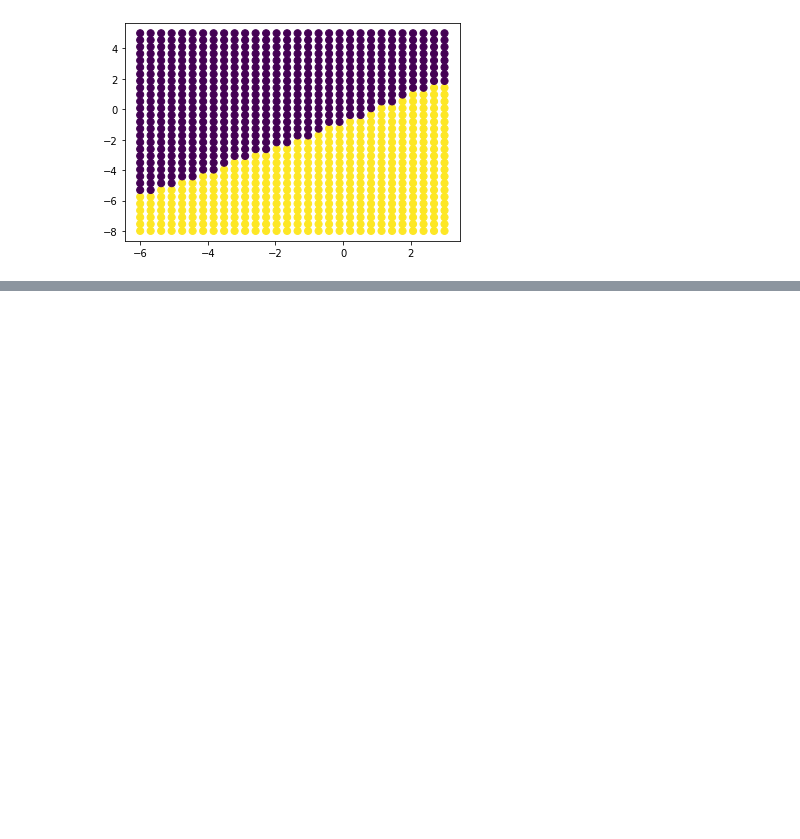
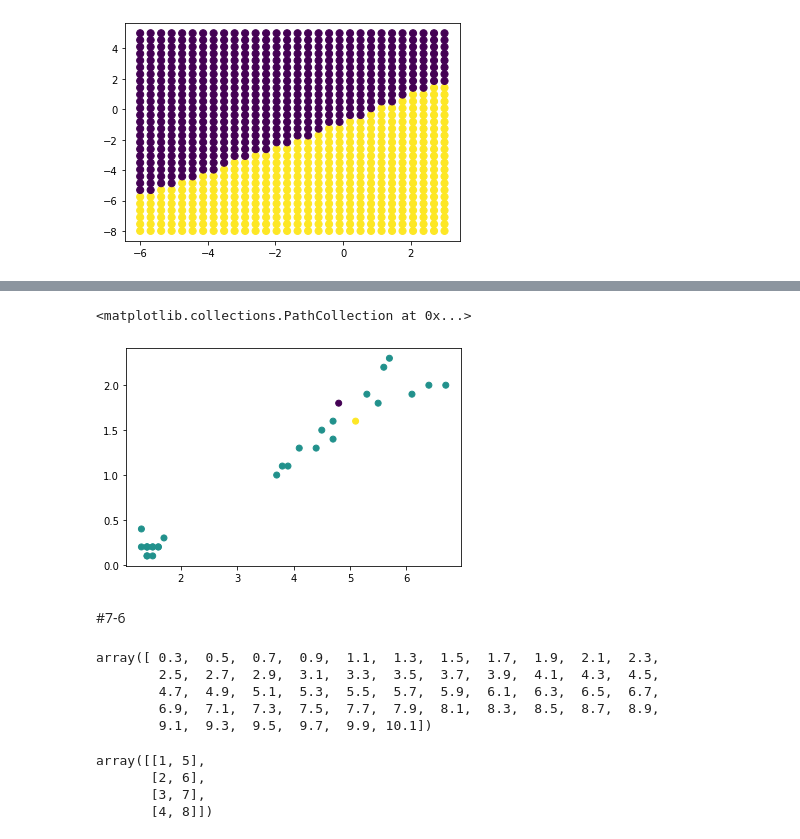
Before and after one commit to ychsu1004/homework, a Jupyter notebook: 人工智慧專論/Chap7.ipynb, the cells around one changed output, grey strips where cells are left out. Drawn from its saved outputs; the diff is of its cells as text; code cells hidden in the pictures; blank space fills up the shorter version.

```diff
--- a/人工智慧專論/Chap7.ipynb
+++ b/人工智慧專論/Chap7.ipynb
@@ -121,0 +228,15 @@ plt.scatter(X,Y,s=50,c=Z)
+# %%
+plt.scatter(x_test[:,0],x_test[:,1],c=y_predict - y_test)
+# %% [output]
+<matplotlib.collections.PathCollection at 0x...>
+[figure, added]
+# %% [markdown]
+#7-6
+# %%
+np.arange(0.3,10.3,0.2)
+# %% [output]
+array([ 0.3,  0.5,  0.7,  0.9,  1.1,  1.3,  1.5,  1.7,  1.9,  2.1,  2.3,
+        2.5,  2.7,  2.9,  3.1,  3.3,  3.5,  3.7,  3.9,  4.1,  4.3,  4.5,
+        4.7,  4.9,  5.1,  5.3,  5.5,  5.7,  5.9,  6.1,  6.3,  6.5,  6.7,
+        6.9,  7.1,  7.3,  7.5,  7.7,  7.9,  8.1,  8.3,  8.5,  8.7,  8.9,
+        9.1,  9.3,  9.5,  9.7,  9.9, 10.1])
@@ -121,0 +248,7 @@ plt.scatter(X,Y,s=50,c=Z)
+# %%
+np.c_[xx,yy]
+# %% [output]
+array([[1, 5],
+       [2, 6],
+       [3, 7],
+       [4, 8]])
```
Also changed, not shown: parts of 33 cells of this notebook, 15 other files.
